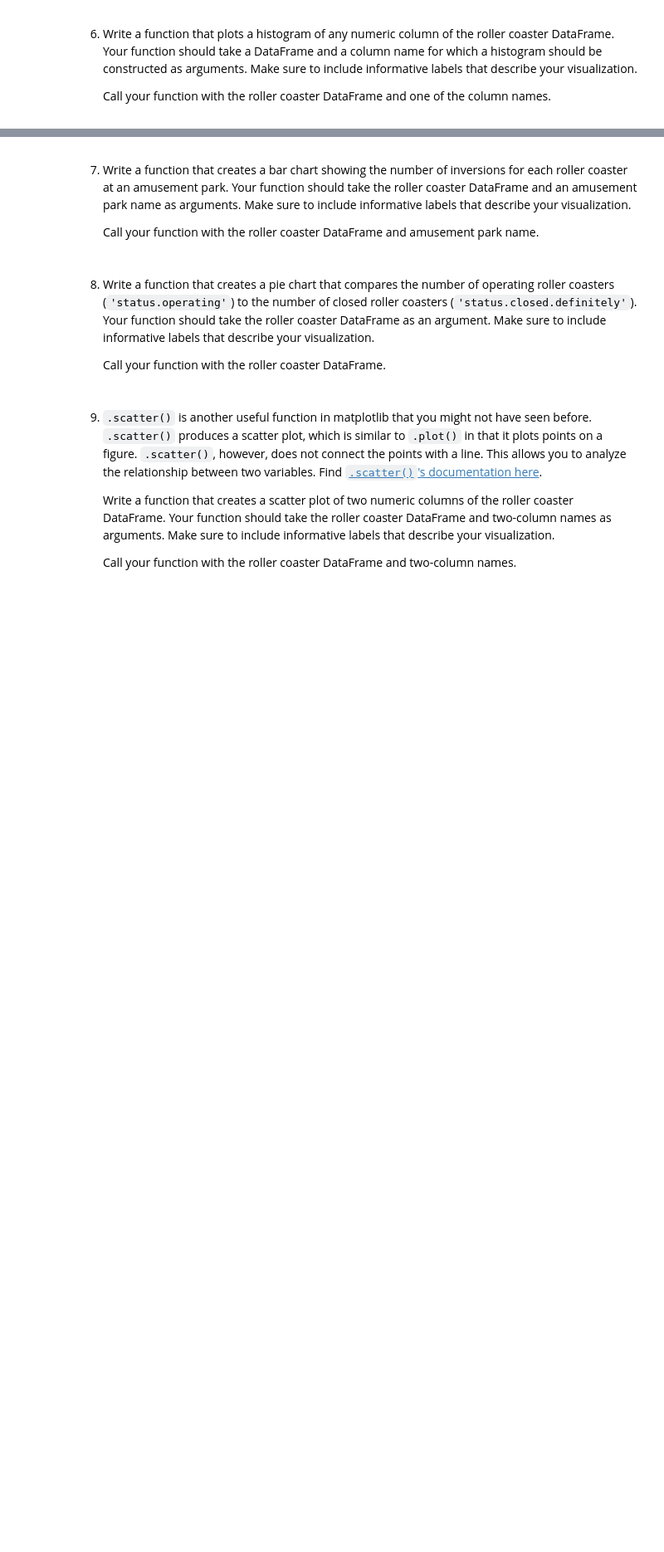
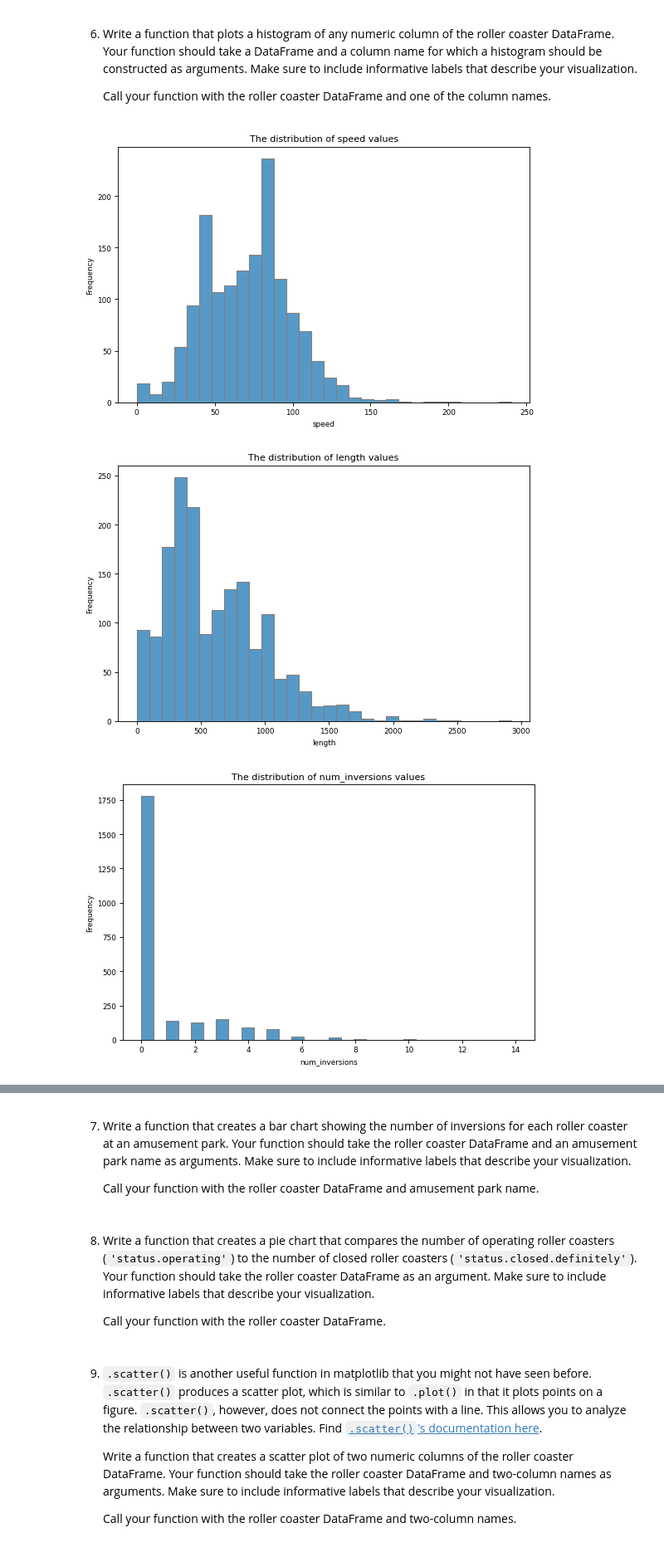
Before and after one commit to 7086600/roller_coaster_project, a Jupyter notebook: roller_coaster.ipynb, the cells around one changed output, grey strips where cells are left out. Shown at 83% size. Drawn from its saved outputs; the diff is of its cells as text; code cells hidden in the pictures; blank space fills up the shorter version.

Commit message:
creating the function to plot histogram of column values

```diff
--- a/roller_coaster.ipynb
+++ b/roller_coaster.ipynb
@@ -229,13 +241,33 @@ The Captain Coaster dataset includes the following columns:
 # %%
 # 6
 # Create a function to plot histogram of column values
-
+def plot_hist(data, column_name):
+    plt.figure()
+    sns.histplot(data[column_name].dropna(), bins=30, edgecolor='gray') # dropna() to remove NaN values
+    plt.title(f"The distribution of {column_name} values")
+    plt.xlabel(column_name)
+    plt.ylabel('Frequency')
+    plt.show()
 # Create histogram of roller coaster speed
-
+plot_hist(rc_df, 'speed')
 # Create histogram of roller coaster length
-
+plot_hist(rc_df, 'length')
 # Create histogram of roller coaster number of inversions
+plot_hist(rc_df, 'num_inversions')
 
 # Create a function to plot histogram of height values
-
+def plot_hist_with_bins(data, column_name, bins):
+    data = data[column_name].dropna() # dropna() to remove NaN values
+    data = data[data <= 140] # filter out to remove outliers
+    plt.figure()
+    sns.histplot(data, bins=bins, edgecolor='gray')
+    plt.title(f"The distribution of {column_name} values")
+    plt.xlabel(column_name)
+    plt.ylabel('Frequency')
+    plt.show()
 # Create a histogram of roller coaster height
+plot_hist_with_bins(rc_df, 'height', 50)
+# %% [output]
+[figure, added]
+[figure, added]
+[figure, added]
```
Also changed, not shown: parts of 3 cells of this notebook.
